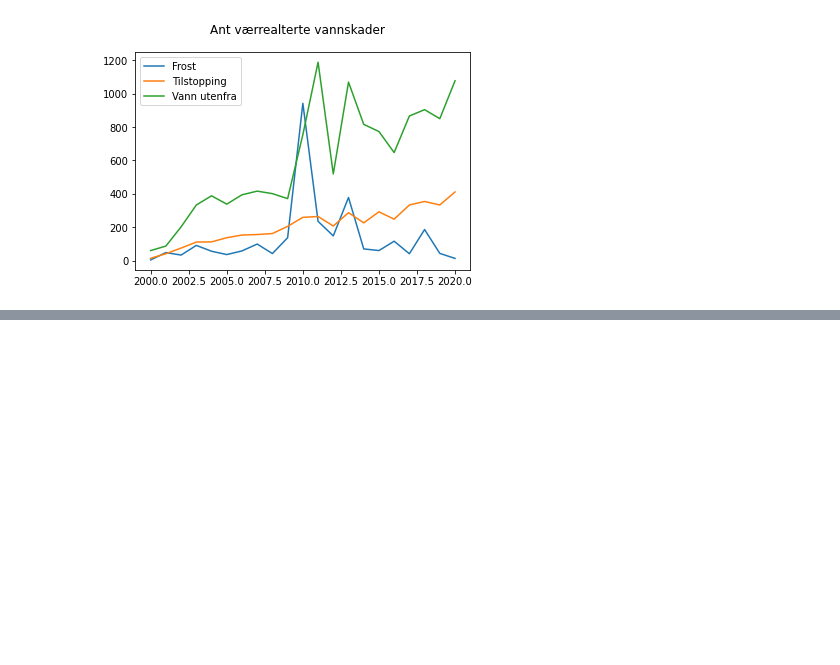
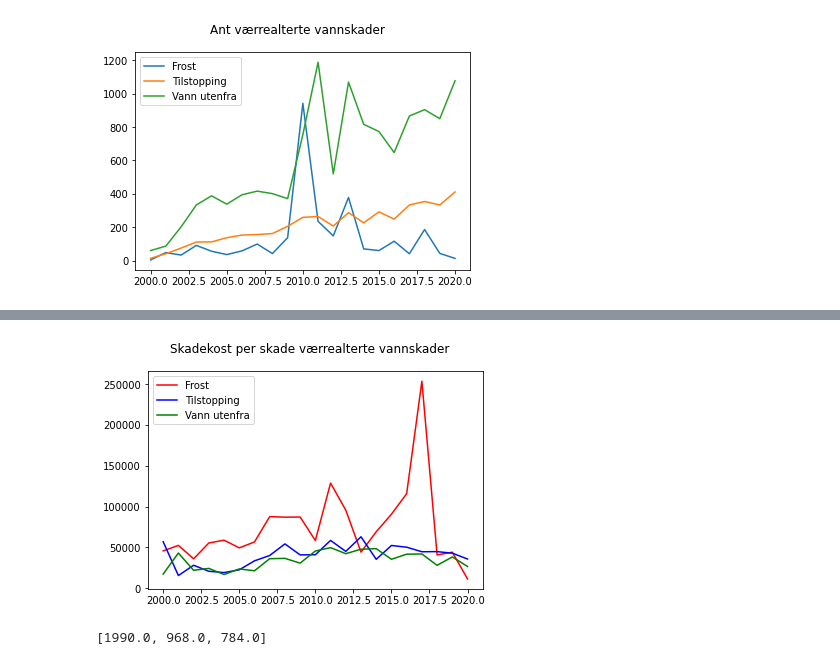
Before and after one commit to eirikngard/Eika, a Jupyter notebook: Count_vannskade.ipynb, the cells around one changed output, grey strips where cells are left out. Cells and saved outputs as stored; diff of their text form; code cells hidden in the pictures; blank space fills up the shorter version.

```diff
--- a/Count_vannskade.ipynb
+++ b/Count_vannskade.ipynb
@@ -79,0 +146,11 @@ dt.to_excel("output_test.xlsx")
+# %%
+fig,ax = plt.subplots()
+fig.suptitle('Skadekost per skade værrealterte vannskader')
+colors = ['r','b','g']
+for i,j in enumerate(cols):
+  ax.plot(år,dtt[cols[i]]/dt[cols[i]],label=cols[i],color=colors[i])
+  #ax.plot(år,trends[i],color=colors[i],label=cols[i])
+plt.legend()
+plt.show()
+# %% [output]
+[figure, added]
@@ -79,0 +169,4 @@ dt.to_excel("output_test.xlsx")
+# %%
+stigning
+# %% [output]
+[1990.0, 968.0, 784.0]
```
Also changed, not shown: parts of 11 cells of this notebook.
